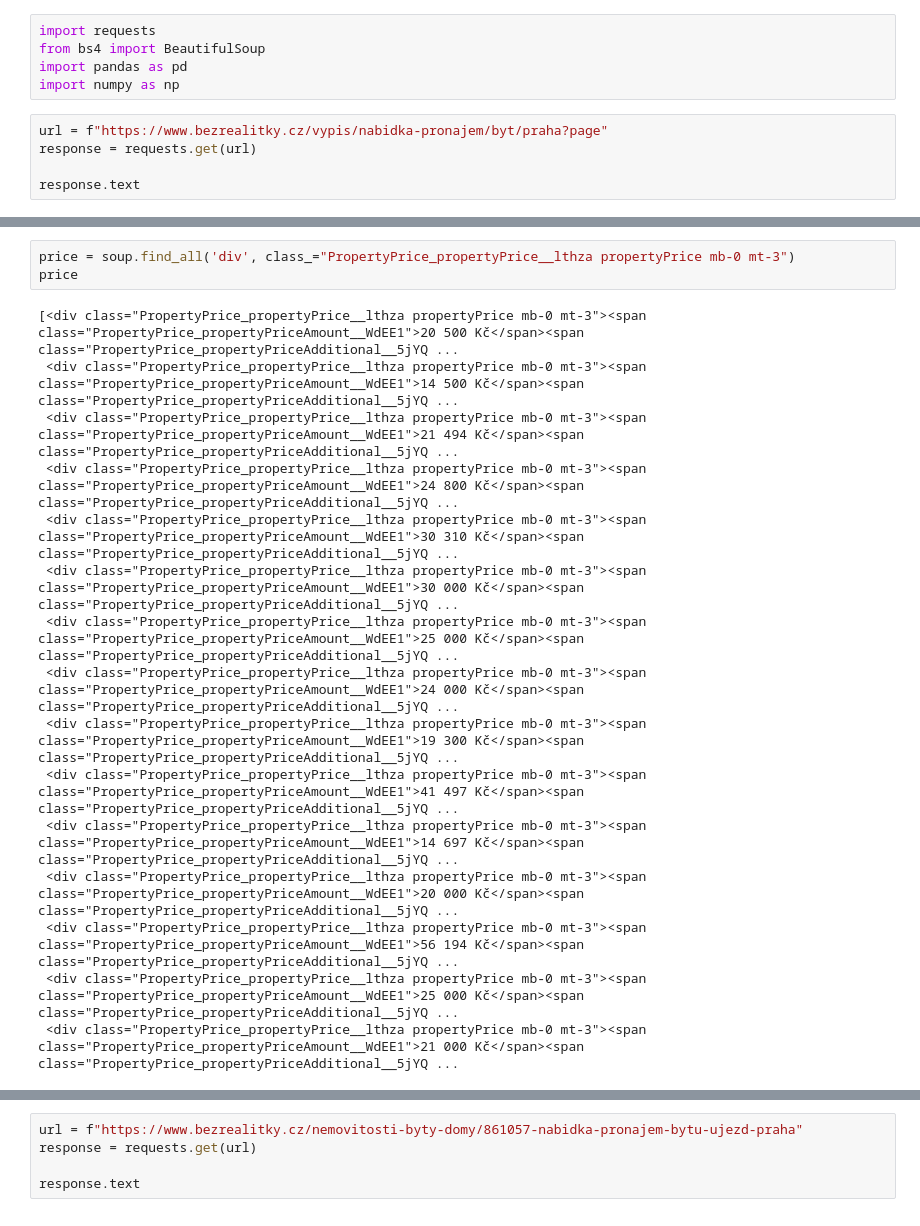
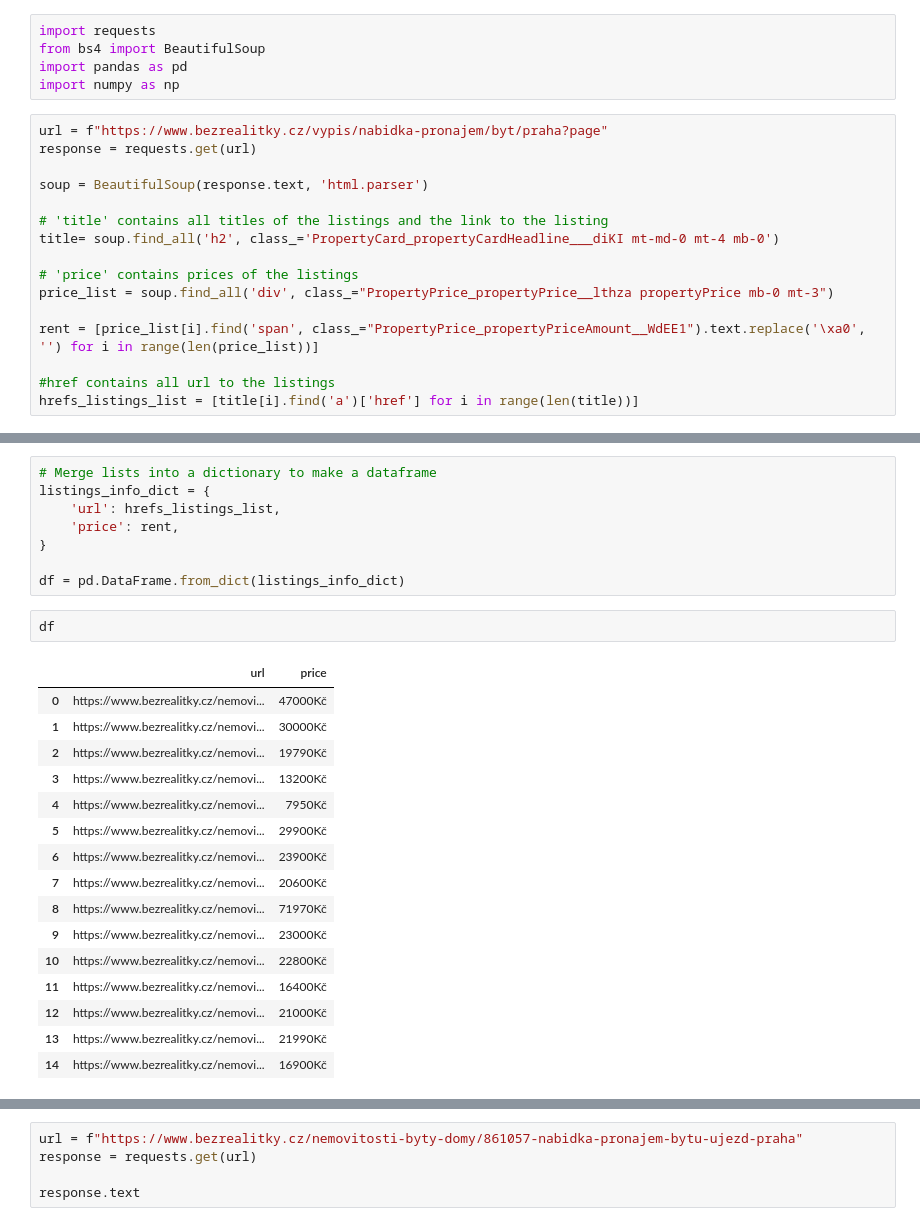
Before and after one commit to anetmoldova/REP, a Jupyter notebook: sandbox.ipynb, the cells around one changed output, grey strips where cells are left out. Cells and saved outputs as stored; diff of their text form.

```diff
--- a/sandbox.ipynb
+++ b/sandbox.ipynb
@@ -7,4 +7,15 @@ import numpy as np
 url = f"https://www.bezrealitky.cz/vypis/nabidka-pronajem/byt/praha?page"
 response = requests.get(url)
 
-response.text
+soup = BeautifulSoup(response.text, 'html.parser')
+
+# 'title' contains all titles of the listings and the link to the listing
+title= soup.find_all('h2', class_='PropertyCard_propertyCardHeadline___diKI mt-md-0 mt-4 mb-0')
+
+# 'price' contains prices of the listings
+price_list = soup.find_all('div', class_="PropertyPrice_propertyPrice__lthza propertyPrice mb-0 mt-3")
+
+rent = [price_list[i].find('span', class_="PropertyPrice_propertyPriceAmount__WdEE1").text.replace('\xa0', '') for i in range(len(price_list))]
+
+#href contains all url to the listings
+hrefs_listings_list = [title[i].find('a')['href'] for i in range(len(title))]
@@ -64,19 +22,27 @@ title
-# %%
-price = soup.find_all('div', class_="PropertyPrice_propertyPrice__lthza propertyPrice mb-0 mt-3")
-price
-# %% [output]
-[<div class="PropertyPrice_propertyPrice__lthza propertyPrice mb-0 mt-3"><span class="PropertyPrice_propertyPriceAmount__WdEE1">20 500 Kč</span><span class="PropertyPrice_propertyPriceAdditional__5jYQ ...
- <div class="PropertyPrice_propertyPrice__lthza propertyPrice mb-0 mt-3"><span class="PropertyPrice_propertyPriceAmount__WdEE1">14 500 Kč</span><span class="PropertyPrice_propertyPriceAdditional__5jYQ ...
- <div class="PropertyPrice_propertyPrice__lthza propertyPrice mb-0 mt-3"><span class="PropertyPrice_propertyPriceAmount__WdEE1">21 494 Kč</span><span class="PropertyPrice_propertyPriceAdditional__5jYQ ...
- <div class="PropertyPrice_propertyPrice__lthza propertyPrice mb-0 mt-3"><span class="PropertyPrice_propertyPriceAmount__WdEE1">24 800 Kč</span><span class="PropertyPrice_propertyPriceAdditional__5jYQ ...
- <div class="PropertyPrice_propertyPrice__lthza propertyPrice mb-0 mt-3"><span class="PropertyPrice_propertyPriceAmount__WdEE1">30 310 Kč</span><span class="PropertyPrice_propertyPriceAdditional__5jYQ ...
- <div class="PropertyPrice_propertyPrice__lthza propertyPrice mb-0 mt-3"><span class="PropertyPrice_propertyPriceAmount__WdEE1">30 000 Kč</span><span class="PropertyPrice_propertyPriceAdditional__5jYQ ...
- <div class="PropertyPrice_propertyPrice__lthza propertyPrice mb-0 mt-3"><span class="PropertyPrice_propertyPriceAmount__WdEE1">25 000 Kč</span><span class="PropertyPrice_propertyPriceAdditional__5jYQ ...
- <div class="PropertyPrice_propertyPrice__lthza propertyPrice mb-0 mt-3"><span class="PropertyPrice_propertyPriceAmount__WdEE1">24 000 Kč</span><span class="PropertyPrice_propertyPriceAdditional__5jYQ ...
- <div class="PropertyPrice_propertyPrice__lthza propertyPrice mb-0 mt-3"><span class="PropertyPrice_propertyPriceAmount__WdEE1">19 300 Kč</span><span class="PropertyPrice_propertyPriceAdditional__5jYQ ...
- <div class="PropertyPrice_propertyPrice__lthza propertyPrice mb-0 mt-3"><span class="PropertyPrice_propertyPriceAmount__WdEE1">41 497 Kč</span><span class="PropertyPrice_propertyPriceAdditional__5jYQ ...
- <div class="PropertyPrice_propertyPrice__lthza propertyPrice mb-0 mt-3"><span class="PropertyPrice_propertyPriceAmount__WdEE1">14 697 Kč</span><span class="PropertyPrice_propertyPriceAdditional__5jYQ ...
- <div class="PropertyPrice_propertyPrice__lthza propertyPrice mb-0 mt-3"><span class="PropertyPrice_propertyPriceAmount__WdEE1">20 000 Kč</span><span class="PropertyPrice_propertyPriceAdditional__5jYQ ...
- <div class="PropertyPrice_propertyPrice__lthza propertyPrice mb-0 mt-3"><span class="PropertyPrice_propertyPriceAmount__WdEE1">56 194 Kč</span><span class="PropertyPrice_propertyPriceAdditional__5jYQ ...
- <div class="PropertyPrice_propertyPrice__lthza propertyPrice mb-0 mt-3"><span class="PropertyPrice_propertyPriceAmount__WdEE1">25 000 Kč</span><span class="PropertyPrice_propertyPriceAdditional__5jYQ ...
- <div class="PropertyPrice_propertyPrice__lthza propertyPrice mb-0 mt-3"><span class="PropertyPrice_propertyPriceAmount__WdEE1">21 000 Kč</span><span class="PropertyPrice_propertyPriceAdditional__5jYQ ...
+# %%
+# Merge lists into a dictionary to make a dataframe
+listings_info_dict = {
+    'url': hrefs_listings_list,
+    'price': rent,
+}
+
+df = pd.DataFrame.from_dict(listings_info_dict)
+# %%
+df
+# %% [output]
+|  | url | price |
+| 0 | https://www.bezrealitky.cz/nemovi... | 47000Kč |
+| 1 | https://www.bezrealitky.cz/nemovi... | 30000Kč |
+| 2 | https://www.bezrealitky.cz/nemovi... | 19790Kč |
+| 3 | https://www.bezrealitky.cz/nemovi... | 13200Kč |
+| 4 | https://www.bezrealitky.cz/nemovi... | 7950Kč |
+| 5 | https://www.bezrealitky.cz/nemovi... | 29900Kč |
+| 6 | https://www.bezrealitky.cz/nemovi... | 23900Kč |
+| 7 | https://www.bezrealitky.cz/nemovi... | 20600Kč |
+| 8 | https://www.bezrealitky.cz/nemovi... | 71970Kč |
+| 9 | https://www.bezrealitky.cz/nemovi... | 23000Kč |
+| 10 | https://www.bezrealitky.cz/nemovi... | 22800Kč |
+| 11 | https://www.bezrealitky.cz/nemovi... | 16400Kč |
+| 12 | https://www.bezrealitky.cz/nemovi... | 21000Kč |
+| 13 | https://www.bezrealitky.cz/nemovi... | 21990Kč |
+| 14 | https://www.bezrealitky.cz/nemovi... | 16900Kč |
```
Also changed, not shown: parts of 6 cells of this notebook.
